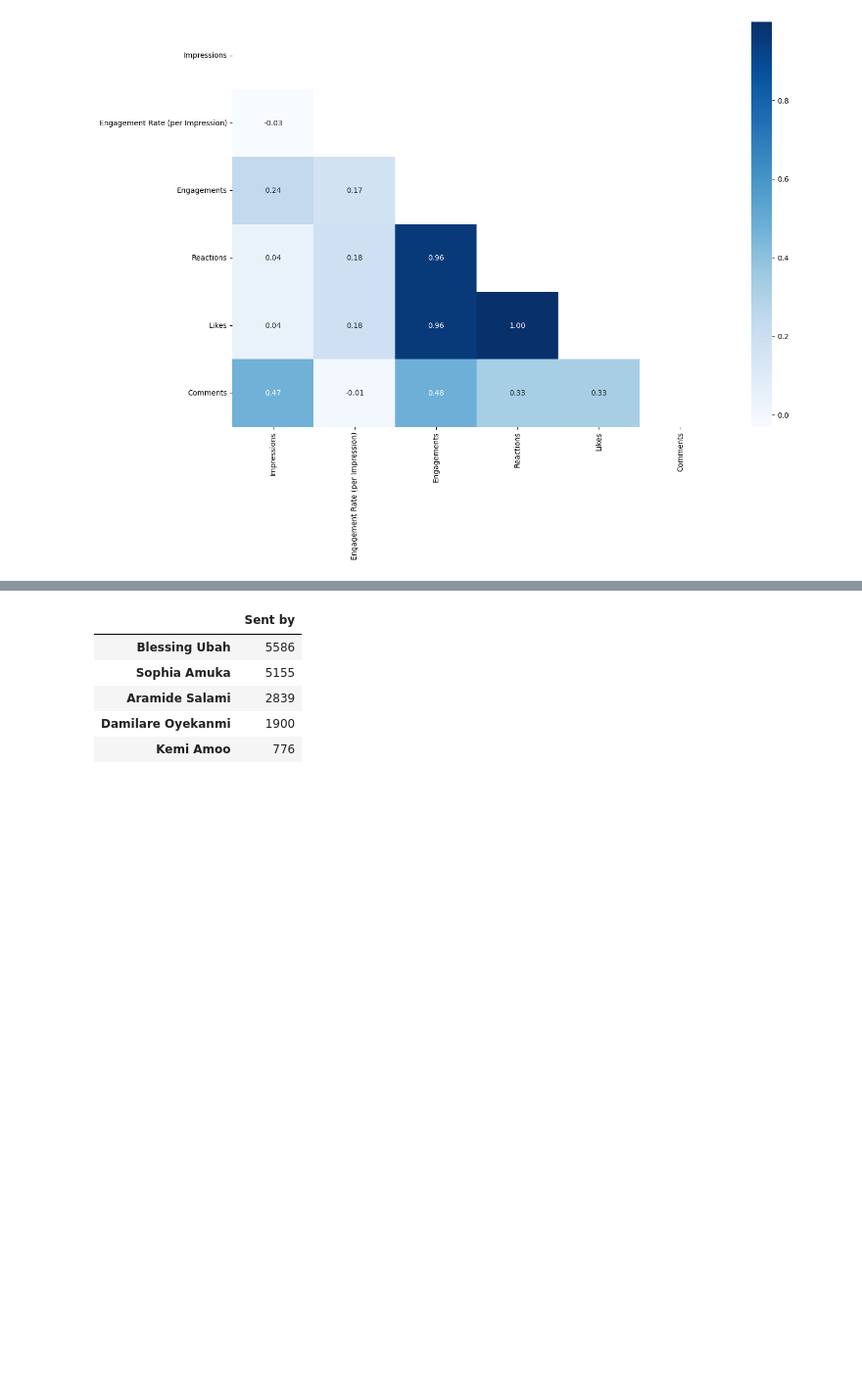
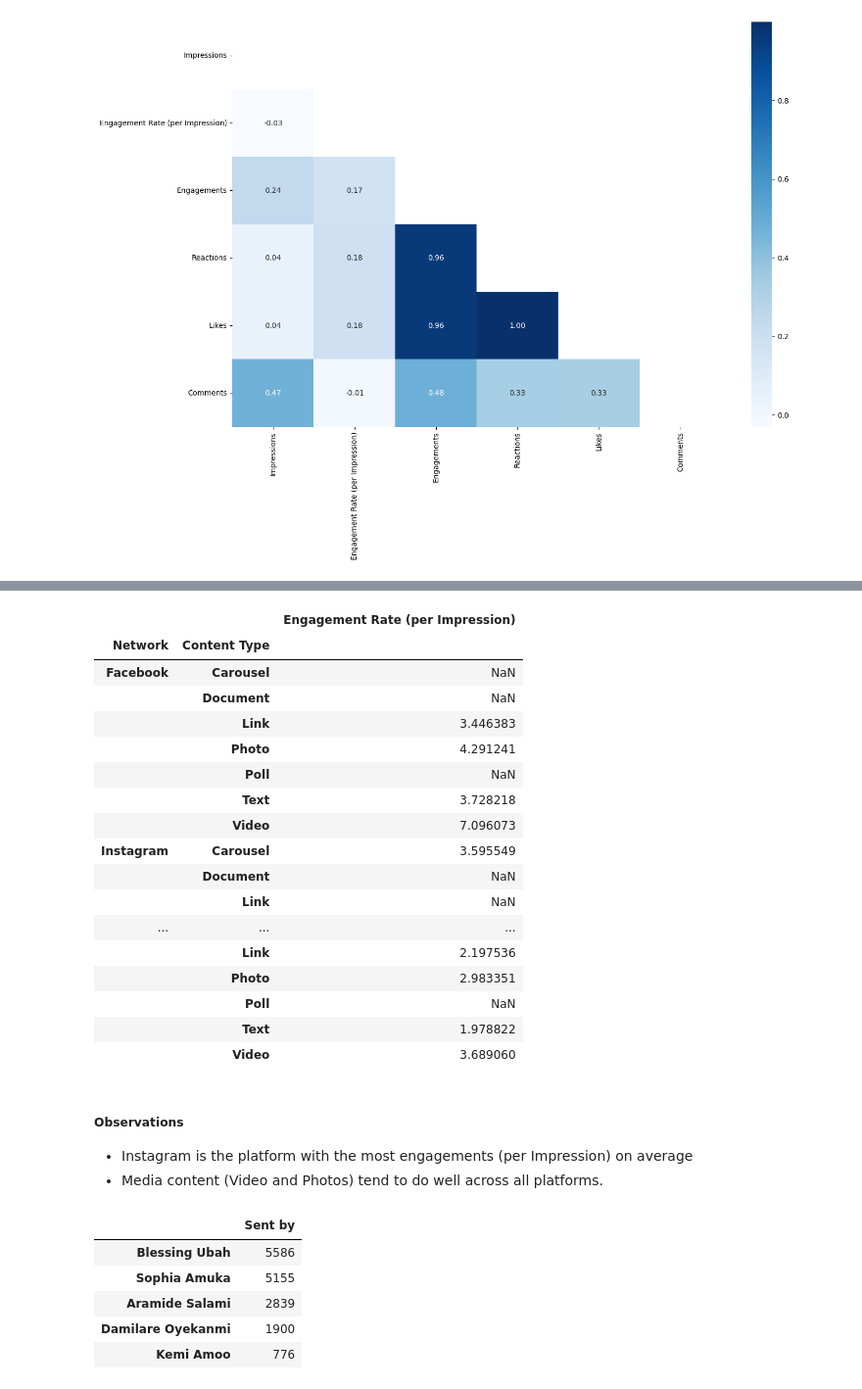
Before and after one commit to samaregbesola/Stanbic-IBTC, a Jupyter notebook: hackathon_codes.ipynb, the cells around one changed output, grey strips where cells are left out. Shown: that part at 98% size. Cells and saved outputs as stored; diff of their text form; code cells hidden in the pictures; blank space fills up the shorter version.

```diff
--- a/hackathon_codes.ipynb
+++ b/hackathon_codes.ipynb
@@ -175,6 +175,33 @@ sns.heatmap(corr,annot=True,fmt=".2f", mask=mask,cmap="Blues")
 | Link | 2320.452632 | 76.456842 | 3.970547 | 22.240000 | 21.442105 | 3.850526 |
 | Video | 2222.966298 | 110.650807 | 8.023549 | 55.371000 | 54.664684 | 8.001133 |
 | Document | 1438.000000 | 260.000000 | 18.080000 | 9.000000 | 9.000000 | 0.000000 |
+# %%
+# average engagement rate by network and content type
+(social_media.groupby(['Network', 'Content Type'])
+[['Engagement Rate (per Impression)']].mean())
+# %% [output]
+|  |  | Engagement Rate (per Impression) |
+| Network | Content Type |  |
+| Facebook | Carousel | NaN |
+|  | Document | NaN |
+|  | Link | 3.446383 |
+|  | Photo | 4.291241 |
+|  | Poll | NaN |
+|  | Text | 3.728218 |
+|  | Video | 7.096073 |
+| Instagram | Carousel | 3.595549 |
+|  | Document | NaN |
+|  | Link | NaN |
+| ... | ... | ... |
+|  | Link | 2.197536 |
+|  | Photo | 2.983351 |
+|  | Poll | NaN |
+|  | Text | 1.978822 |
+|  | Video | 3.689060 |
+# %% [markdown]
+##### Observations
+* Instagram is the platform with the most engagements (per Impression) on average
+* Media content (Video and Photos) tend to do well across all platforms.
 # %%
 # Check most active content creators minus unknown
 pd.DataFrame(social_media[social_media['Sent by'] != 'Unknown']['Sent by'].value_counts().head(5))
```
Also changed, not shown: parts of 13 cells of this notebook, 1 other file.
